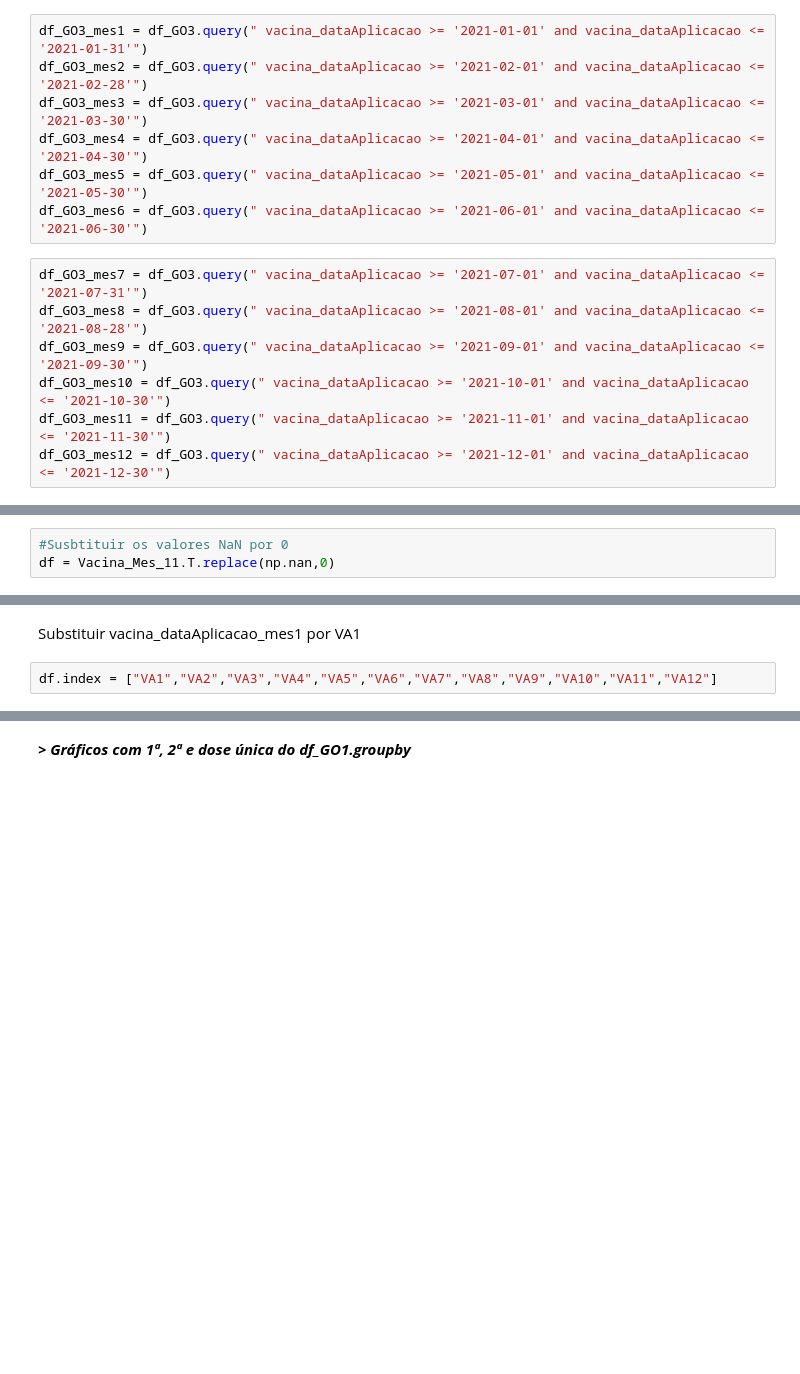
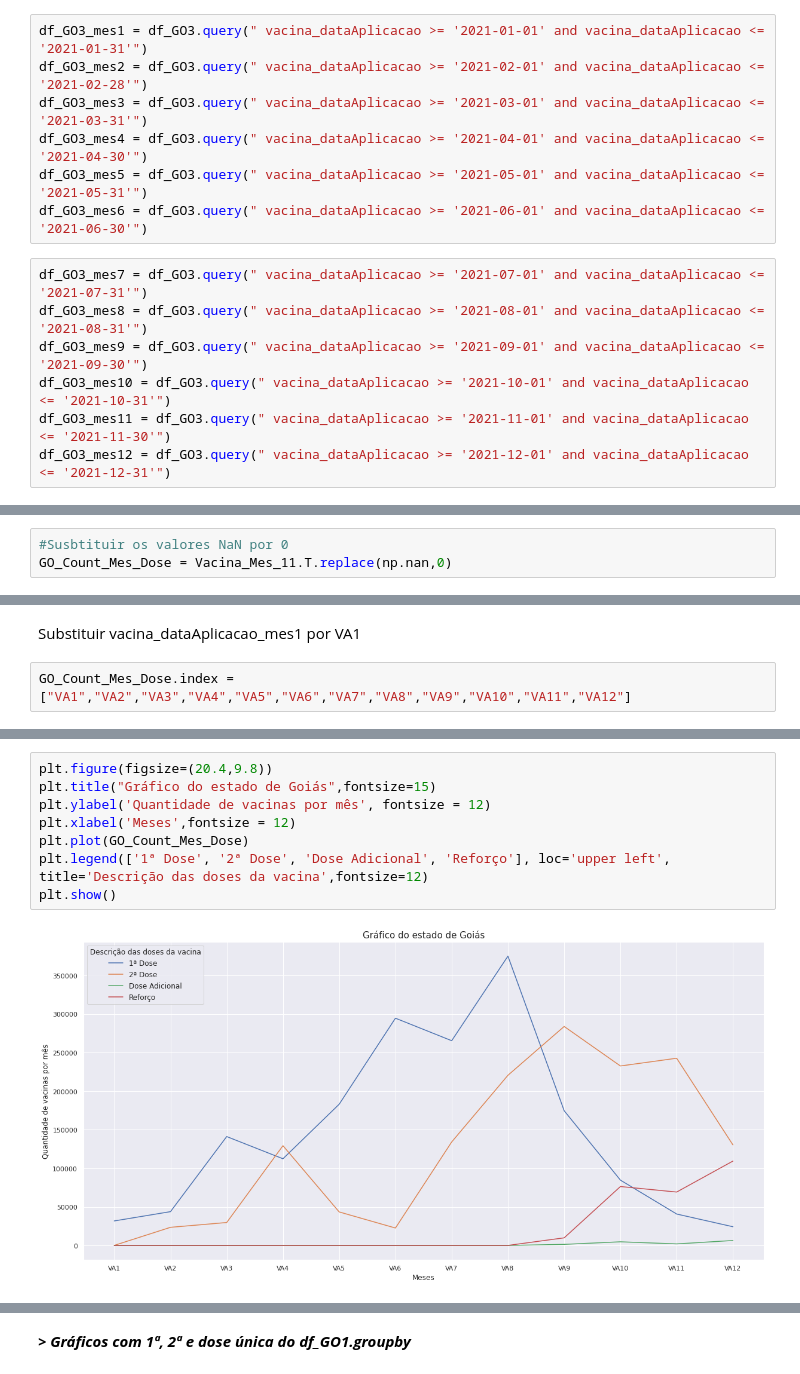
Before and after one commit to laysfreitas/Covid_Dados, a Jupyter notebook: Dados_Covid_CO.ipynb, the cells around one changed output, grey strips where cells are left out. Cells and saved outputs as stored; diff of their text form; blank space fills up the shorter version.

```diff
--- a/Dados_Covid_CO.ipynb
+++ b/Dados_Covid_CO.ipynb
@@ -80,17 +151,17 @@ Nas próximas duas células filtramos por mês as vacinas aplicadas no ano de 20
 # %%
 df_GO3_mes1 = df_GO3.query(" vacina_dataAplicacao >= '2021-01-01' and vacina_dataAplicacao <= '2021-01-31'")
 df_GO3_mes2 = df_GO3.query(" vacina_dataAplicacao >= '2021-02-01' and vacina_dataAplicacao <= '2021-02-28'")
-df_GO3_mes3 = df_GO3.query(" vacina_dataAplicacao >= '2021-03-01' and vacina_dataAplicacao <= '2021-03-30'")
+df_GO3_mes3 = df_GO3.query(" vacina_dataAplicacao >= '2021-03-01' and vacina_dataAplicacao <= '2021-03-31'")
 df_GO3_mes4 = df_GO3.query(" vacina_dataAplicacao >= '2021-04-01' and vacina_dataAplicacao <= '2021-04-30'")
-df_GO3_mes5 = df_GO3.query(" vacina_dataAplicacao >= '2021-05-01' and vacina_dataAplicacao <= '2021-05-30'")
+df_GO3_mes5 = df_GO3.query(" vacina_dataAplicacao >= '2021-05-01' and vacina_dataAplicacao <= '2021-05-31'")
 df_GO3_mes6 = df_GO3.query(" vacina_dataAplicacao >= '2021-06-01' and vacina_dataAplicacao <= '2021-06-30'")
 # %%
 df_GO3_mes7 = df_GO3.query(" vacina_dataAplicacao >= '2021-07-01' and vacina_dataAplicacao <= '2021-07-31'")
-df_GO3_mes8 = df_GO3.query(" vacina_dataAplicacao >= '2021-08-01' and vacina_dataAplicacao <= '2021-08-28'")
+df_GO3_mes8 = df_GO3.query(" vacina_dataAplicacao >= '2021-08-01' and vacina_dataAplicacao <= '2021-08-31'")
 df_GO3_mes9 = df_GO3.query(" vacina_dataAplicacao >= '2021-09-01' and vacina_dataAplicacao <= '2021-09-30'")
-df_GO3_mes10 = df_GO3.query(" vacina_dataAplicacao >= '2021-10-01' and vacina_dataAplicacao <= '2021-10-30'")
+df_GO3_mes10 = df_GO3.query(" vacina_dataAplicacao >= '2021-10-01' and vacina_dataAplicacao <= '2021-10-31'")
 df_GO3_mes11 = df_GO3.query(" vacina_dataAplicacao >= '2021-11-01' and vacina_dataAplicacao <= '2021-11-30'")
-df_GO3_mes12 = df_GO3.query(" vacina_dataAplicacao >= '2021-12-01' and vacina_dataAplicacao <= '2021-12-30'")
+df_GO3_mes12 = df_GO3.query(" vacina_dataAplicacao >= '2021-12-01' and vacina_dataAplicacao <= '2021-12-31'")
 # %% [markdown]
 Agora agrupamos pela descrição de dose para analisarmos quantas pessoas receberam 1º Dose, 2º Dose , Dose Adicional e Reforço por mês do ano de 2021
 # %%
@@ -131,3 +230,3 @@ Vacina_Mes_11.T
 # %%
 #Susbtituir os valores NaN por 0
-df = Vacina_Mes_11.T.replace(np.nan,0)
+GO_Count_Mes_Dose = Vacina_Mes_11.T.replace(np.nan,0)
@@ -140,4 +233,4 @@ plt.xlabel('Meses')
 # %% [markdown]
 Substituir vacina_dataAplicacao_mes1 por VA1
 # %%
-df.index = ["VA1","VA2","VA3","VA4","VA5","VA6","VA7","VA8","VA9","VA10","VA11","VA12"]
+GO_Count_Mes_Dose.index = ["VA1","VA2","VA3","VA4","VA5","VA6","VA7","VA8","VA9","VA10","VA11","VA12"]
@@ -153,0 +457,10 @@ df_GO3.groupby('vacina_dataAplicacao').count().plot()
+# %%
+plt.figure(figsize=(20.4,9.8))
+plt.title("Gráfico do estado de Goiás",fontsize=15)
+plt.ylabel('Quantidade de vacinas por mês', fontsize = 12)
+plt.xlabel('Meses',fontsize = 12)
+plt.plot(GO_Count_Mes_Dose)
+plt.legend(['1ª Dose', '2ª Dose', 'Dose Adicional', 'Reforço'], loc='upper left', title='Descrição das doses da vacina',fontsize=12)
+plt.show()
+# %% [output]
+[figure, added]
```
Also changed, not shown: parts of 77 cells of this notebook.
